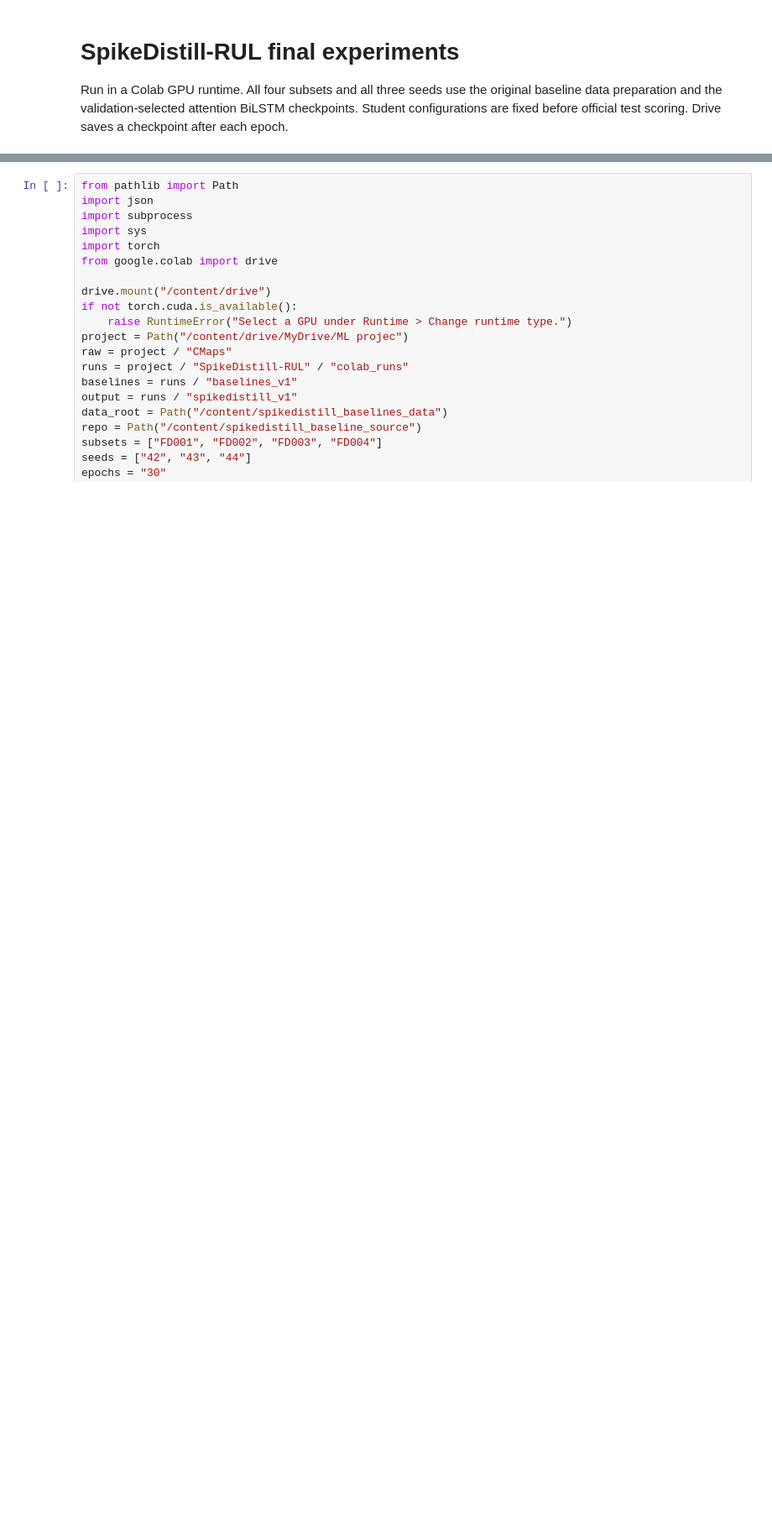
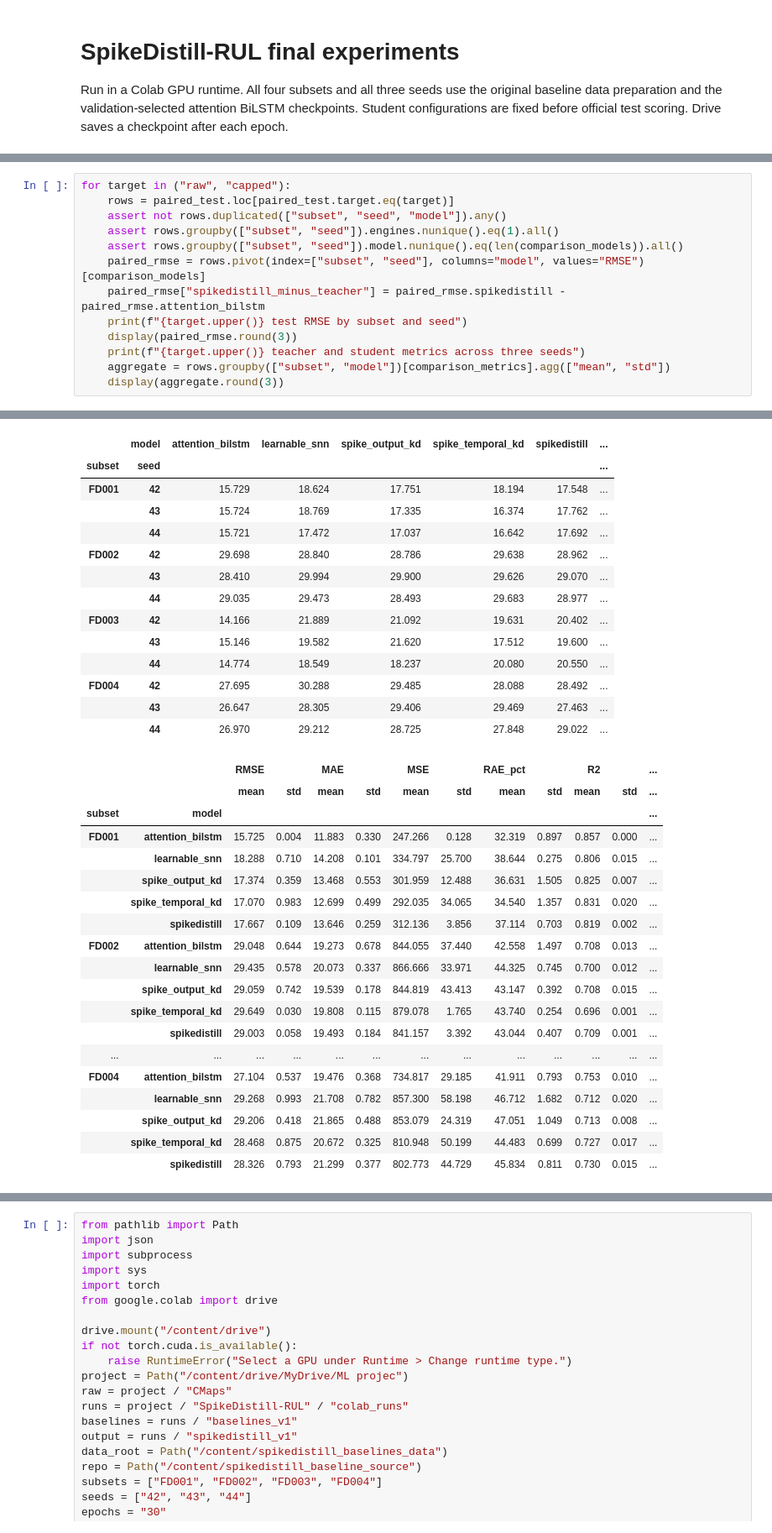
Before and after one commit to abhav-arora/ML3103-project, a Jupyter notebook: notebooks/Distillation.ipynb, the cells around one changed output, grey strips where cells are left out. Shown at 84% size. Drawn from its saved outputs; the diff is of its cells as text; blank space fills up the shorter version.

Commit message:
Compare distillation teachers and students on aligned RUL tests

```diff
--- a/notebooks/Distillation.ipynb
+++ b/notebooks/Distillation.ipynb
@@ -4,0 +20,14 @@ Run in a Colab GPU runtime. All four subsets and all three seeds use the origina
+# %%
+for target in ("raw", "capped"):
+    rows = paired_test.loc[paired_test.target.eq(target)]
+    assert not rows.duplicated(["subset", "seed", "model"]).any()
+    assert rows.groupby(["subset", "seed"]).engines.nunique().eq(1).all()
+    assert rows.groupby(["subset", "seed"]).model.nunique().eq(len(comparison_models)).all()
+    paired_rmse = rows.pivot(index=["subset", "seed"], columns="model", values="RMSE")[comparison_models]
+    paired_rmse["spikedistill_minus_teacher"] = paired_rmse.spikedistill - paired_rmse.attention_bilstm
+    print(f"{target.upper()} test RMSE by subset and seed")
+    display(paired_rmse.round(3))
+    print(f"{target.upper()} teacher and student metrics across three seeds")
+    aggregate = rows.groupby(["subset", "model"])[comparison_metrics].agg(["mean", "std"])
+    display(aggregate.round(3))
+# %% [output]
@@ -4,0 +38,33 @@ Run in a Colab GPU runtime. All four subsets and all three seeds use the origina
+|  | model | attention_bilstm | learnable_snn | spike_output_kd | spike_temporal_kd | spikedistill | ... |
+| subset | seed |  |  |  |  |  | ... |
+| FD001 | 42 | 15.729 | 18.624 | 17.751 | 18.194 | 17.548 | ... |
+|  | 43 | 15.724 | 18.769 | 17.335 | 16.374 | 17.762 | ... |
+|  | 44 | 15.721 | 17.472 | 17.037 | 16.642 | 17.692 | ... |
+| FD002 | 42 | 29.698 | 28.840 | 28.786 | 29.638 | 28.962 | ... |
+|  | 43 | 28.410 | 29.994 | 29.900 | 29.626 | 29.070 | ... |
+|  | 44 | 29.035 | 29.473 | 28.493 | 29.683 | 28.977 | ... |
+| FD003 | 42 | 14.166 | 21.889 | 21.092 | 19.631 | 20.402 | ... |
+|  | 43 | 15.146 | 19.582 | 21.620 | 17.512 | 19.600 | ... |
+|  | 44 | 14.774 | 18.549 | 18.237 | 20.080 | 20.550 | ... |
+| FD004 | 42 | 27.695 | 30.288 | 29.485 | 28.088 | 28.492 | ... |
+|  | 43 | 26.647 | 28.305 | 29.406 | 29.469 | 27.463 | ... |
+|  | 44 | 26.970 | 29.212 | 28.725 | 27.848 | 29.022 | ... |
+|  |  | RMSE |  | MAE |  | MSE |  | RAE_pct |  | R2 |  | ... |
+|  |  | mean | std | mean | std | mean | std | mean | std | mean | std | ... |
+| subset | model |  |  |  |  |  |  |  |  |  |  | ... |
+| FD001 | attention_bilstm | 15.725 | 0.004 | 11.883 | 0.330 | 247.266 | 0.128 | 32.319 | 0.897 | 0.857 | 0.000 | ... |
+|  | learnable_snn | 18.288 | 0.710 | 14.208 | 0.101 | 334.797 | 25.700 | 38.644 | 0.275 | 0.806 | 0.015 | ... |
+|  | spike_output_kd | 17.374 | 0.359 | 13.468 | 0.553 | 301.959 | 12.488 | 36.631 | 1.505 | 0.825 | 0.007 | ... |
+|  | spike_temporal_kd | 17.070 | 0.983 | 12.699 | 0.499 | 292.035 | 34.065 | 34.540 | 1.357 | 0.831 | 0.020 | ... |
+|  | spikedistill | 17.667 | 0.109 | 13.646 | 0.259 | 312.136 | 3.856 | 37.114 | 0.703 | 0.819 | 0.002 | ... |
+| FD002 | attention_bilstm | 29.048 | 0.644 | 19.273 | 0.678 | 844.055 | 37.440 | 42.558 | 1.497 | 0.708 | 0.013 | ... |
+|  | learnable_snn | 29.435 | 0.578 | 20.073 | 0.337 | 866.666 | 33.971 | 44.325 | 0.745 | 0.700 | 0.012 | ... |
+|  | spike_output_kd | 29.059 | 0.742 | 19.539 | 0.178 | 844.819 | 43.413 | 43.147 | 0.392 | 0.708 | 0.015 | ... |
+|  | spike_temporal_kd | 29.649 | 0.030 | 19.808 | 0.115 | 879.078 | 1.765 | 43.740 | 0.254 | 0.696 | 0.001 | ... |
+|  | spikedistill | 29.003 | 0.058 | 19.493 | 0.184 | 841.157 | 3.392 | 43.044 | 0.407 | 0.709 | 0.001 | ... |
+| ... | ... | ... | ... | ... | ... | ... | ... | ... | ... | ... | ... | ... |
+| FD004 | attention_bilstm | 27.104 | 0.537 | 19.476 | 0.368 | 734.817 | 29.185 | 41.911 | 0.793 | 0.753 | 0.010 | ... |
+|  | learnable_snn | 29.268 | 0.993 | 21.708 | 0.782 | 857.300 | 58.198 | 46.712 | 1.682 | 0.712 | 0.020 | ... |
+|  | spike_output_kd | 29.206 | 0.418 | 21.865 | 0.488 | 853.079 | 24.319 | 47.051 | 1.049 | 0.713 | 0.008 | ... |
+|  | spike_temporal_kd | 28.468 | 0.875 | 20.672 | 0.325 | 810.948 | 50.199 | 44.483 | 0.699 | 0.727 | 0.017 | ... |
+|  | spikedistill | 28.326 | 0.793 | 21.299 | 0.377 | 802.773 | 44.729 | 45.834 | 0.811 | 0.730 | 0.015 | ... |
```
Also changed, not shown: parts of 3 cells of this notebook, 8 other files.
